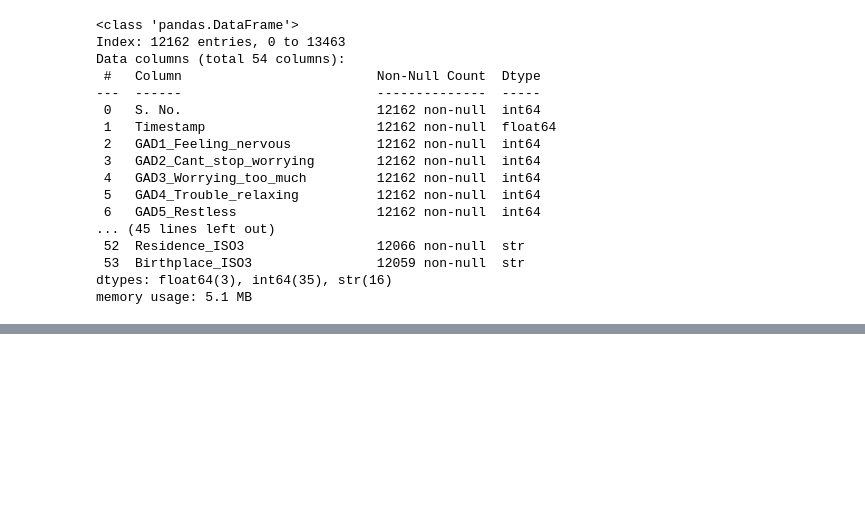
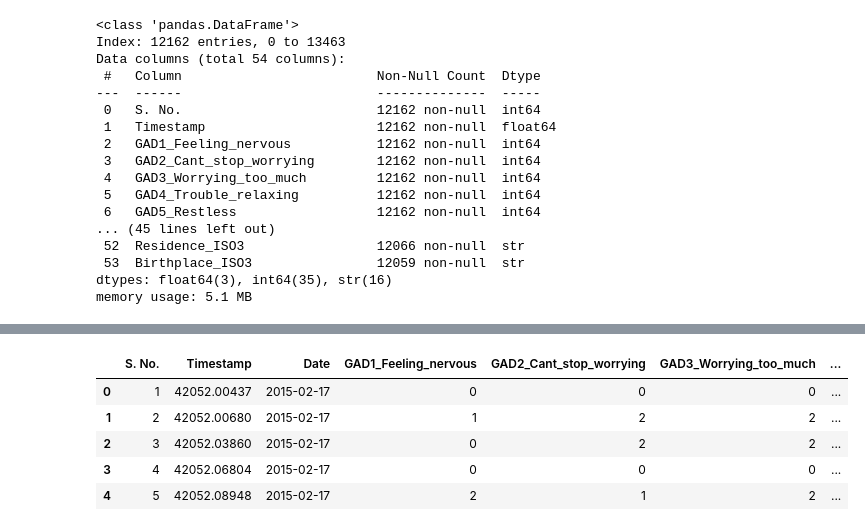
Before and after one commit to amallred/gaming-mental-health-analysis, a Jupyter notebook: data_cleaning.ipynb, the cells around one changed output, grey strips where cells are left out. Saved outputs shown, nothing was run; the diff lists cells and outputs as text; code cells hidden in the pictures; blank space fills up the shorter version.

Commit message:
updated time column and further cleaning

```diff
--- a/data_cleaning.ipynb
+++ b/data_cleaning.ipynb
@@ -348,3 +348,7 @@ Data columns (total 54 columns):
  53  Birthplace_ISO3                12059 non-null  str
 dtypes: float64(3), int64(35), str(16)
 memory usage: 5.1 MB
+# %%
+# Remove original residence & birthplace info; they've been converted to ISO3 in other columns
+clean_df.drop(['Birthplace', 'Residence'], axis=1, inplace=True)
+clean_df.head()
@@ -350,0 +373,5 @@ memory usage: 5.1 MB
+# %%
+# Reference: https://stackoverflow.com/questions/38454403/convert-excel-style-date-with-pandas
+# Reference: https://stackoverflow.com/questions/29310116/removing-time-from-datetime-variable-in-pandas
+clean_df['Date'] = pd.to_datetime(clean_df['Timestamp'], unit='D', origin='1899-12-30').dt.normalize()
+clean_df.head()
@@ -350,0 +385,11 @@ memory usage: 5.1 MB
+# %%
+col_to_move = clean_df.pop('Date')
+clean_df.insert(2, 'Date', col_to_move)
+clean_df.head()
+# %% [output]
+|  | S. No. | Timestamp | Date | GAD1_Feeling_nervous | GAD2_Cant_stop_worrying | GAD3_Worrying_too_much | ... |
+| 0 | 1 | 42052.00437 | 2015-02-17 | 0 | 0 | 0 | ... |
+| 1 | 2 | 42052.00680 | 2015-02-17 | 1 | 2 | 2 | ... |
+| 2 | 3 | 42052.03860 | 2015-02-17 | 0 | 2 | 2 | ... |
+| 3 | 4 | 42052.06804 | 2015-02-17 | 0 | 0 | 0 | ... |
+| 4 | 5 | 42052.08948 | 2015-02-17 | 2 | 1 | 2 | ... |
```
Also changed, not shown: parts of 7 cells of this notebook, 2 other files.
